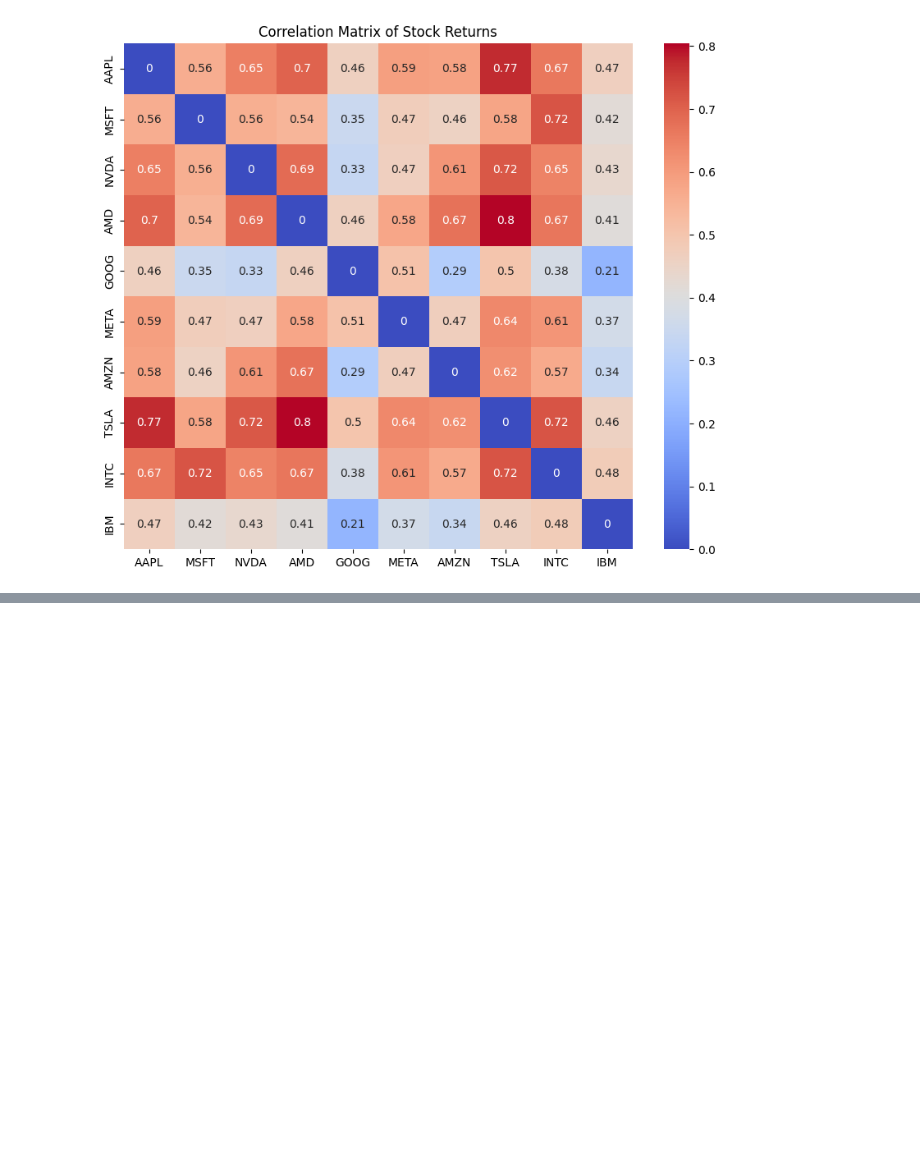
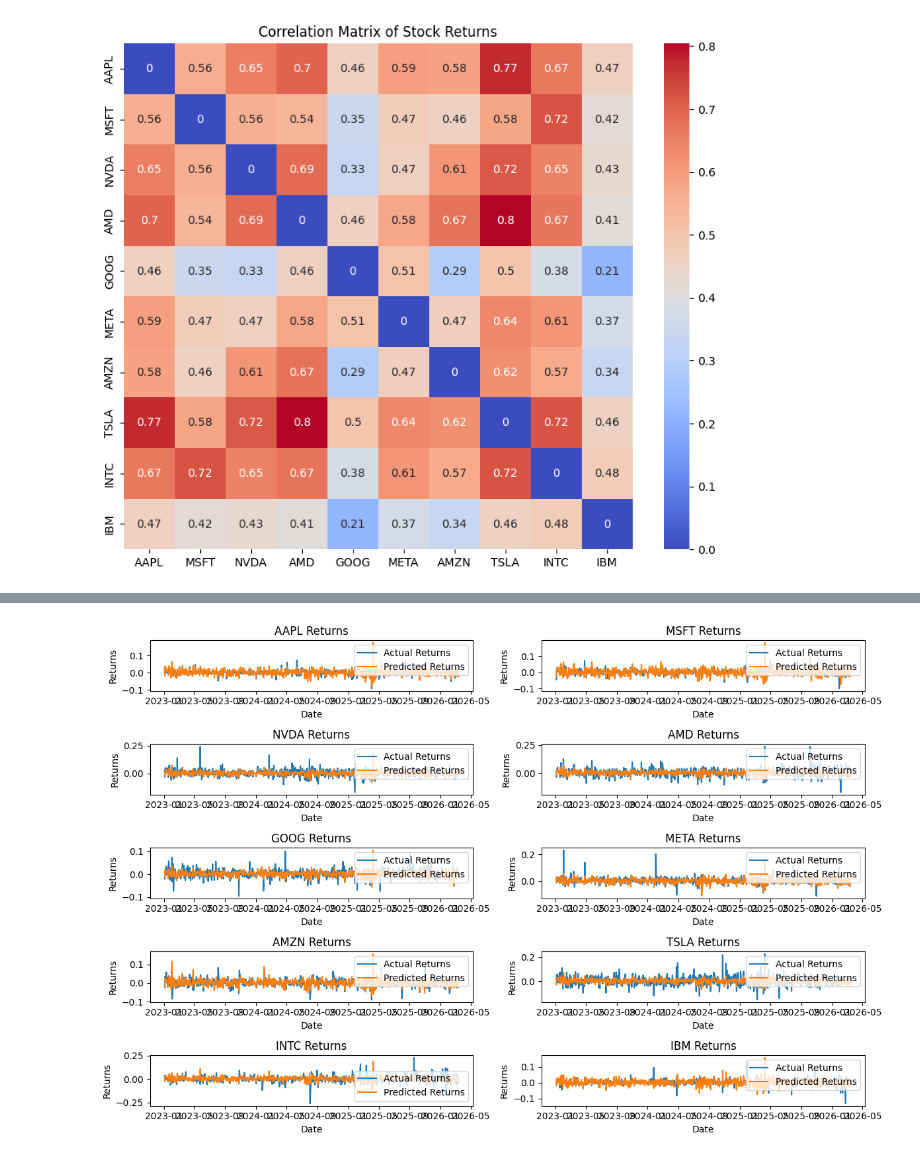
Before and after one commit to ellarubinshtein/stock-gnn, a Jupyter notebook: stock-prediction.ipynb, the cells around one changed output, grey strips where cells are left out. Drawn from its saved outputs; the diff is of its cells as text; code cells hidden in the pictures; blank space fills up the shorter version.

Commit message:
graph filter impl

```diff
--- a/stock-prediction.ipynb
+++ b/stock-prediction.ipynb
@@ -51,10 +53,21 @@ def normalize_graph(corr):
 3. Graph Filters
 # %%
 def filter_function(h, S, x):
+    """
+    Preforms graph filtering on the input signal x using the filter coefficients h and the graph Laplacian S.
 
-    K = h.shape[0] # number of filter taps
-    B = x.shape[0] # batch size
-    N = x.shape[1] # number of nodes
+    ARGS:
+    h: filter coefficients (h_1, h_2, ..., h_K)
+    S: graph Laplacian
+    x: input signal size (B,N)
+
+    RETURNS:
+    y: output signal after applying the graph filter
+    """
+
+    K = h.shape[0] # number of filter coefficients h_1, h_2, ..., h_K
+    B = x.shape[0] # batch size (number of samples processed in parallel)
+    N = x.shape[1] # number of nodes (= number of stocks in our case)
 
     x = x.reshape([B, 1, N])
     S = S.reshape([1, N, N])
@@ -75,6 +88,9 @@ def filter_function(h, S, x):
     return y
 
 class graph_filter(nn.Module):
+    """
+    Graph filter layer that applies a learnable graph filter to the input signal.
+    """
     def __init__(self, corr, k):
 
         # Initialize parent
@@ -105,7 +121,50 @@ plt.show()
 [figure]
 # %%
 # Plot test error
-h = torch.randn(8)
-S = stock_graph(y_train)
-x = torch.randn(32, 10)  # Example input tensor
-graphFilter = graph_filter(S, 8)
+corr = stock_graph(y_train)       # correlation matrix
+corr = normalize_graph(corr)      # optional normalization
+corr = torch.tensor(corr, dtype=torch.float32)
+
+k = 3  # number of filter taps
+model = graph_filter(corr, k)
+
+x_train_tensor = torch.tensor(y_train.values, dtype=torch.float32)
+y_train_tensor = x_train_tensor.clone()  # example: predicting next-day returns
+
+criterion = nn.MSELoss()
+optimizer = optim.Adam(model.parameters(), lr=0.01)
+
+num_epochs = 100
+
+for epoch in range(num_epochs):
+    optimizer.zero_grad()
+
+    # Forward pass
+    y_pred = model(x_train_tensor)
+
+    # Compute loss
+    loss = criterion(y_pred, y_train_tensor)
+
+    # Backprop
+    loss.backward()
+    optimizer.step()
+
+    if (epoch+1) % 10 == 0:
+        print(f"Epoch {epoch+1}, Loss: {loss.item():.6f}")
+
+x_test_tensor = torch.tensor(ytest.values, dtype=torch.float32)
+y_pred_test = model(x_test_tensor)
+
+# Plot predicted vs actual returns per stock
+plt.figure(figsize=(12, 8))
+for i, ticker in enumerate(tickers):
+    plt.subplot(5, 2, i+1)
+    plt.plot(ytest.index, ytest[ticker], label='Actual Returns')
+    plt.plot(ytest.index, y_pred_test[:, i].detach().numpy(), label='Predicted Returns')
+    plt.title(f'{ticker} Returns')
+    plt.xlabel('Date')
+    plt.ylabel('Returns')
+    plt.legend()
+plt.tight_layout()
+plt.show()
+# %% [output]
@@ -111,0 +181 @@ graphFilter = graph_filter(S, 8)
+[figure, added]
```
Also changed, not shown: parts of 3 cells of this notebook.
